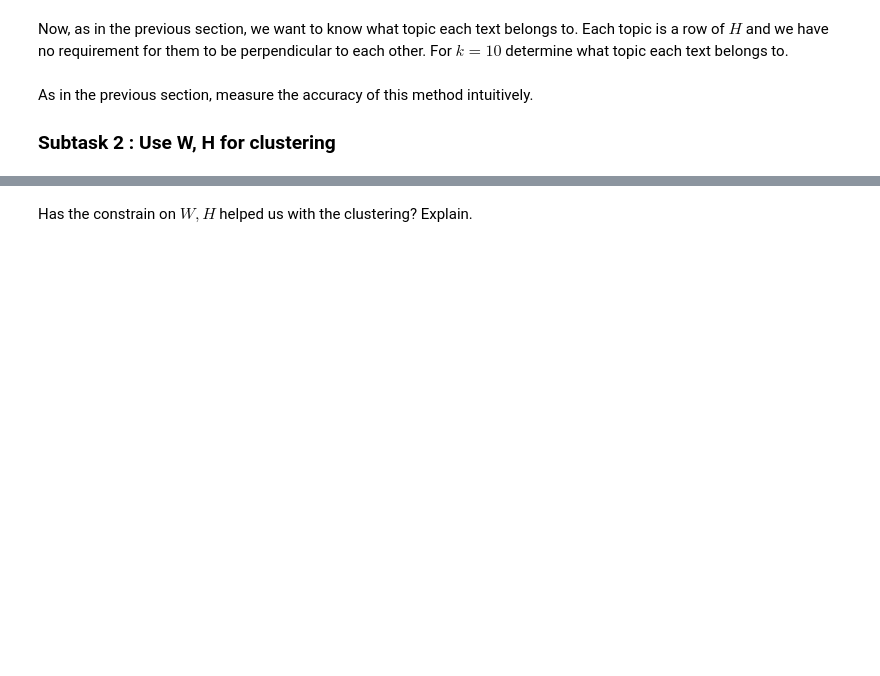
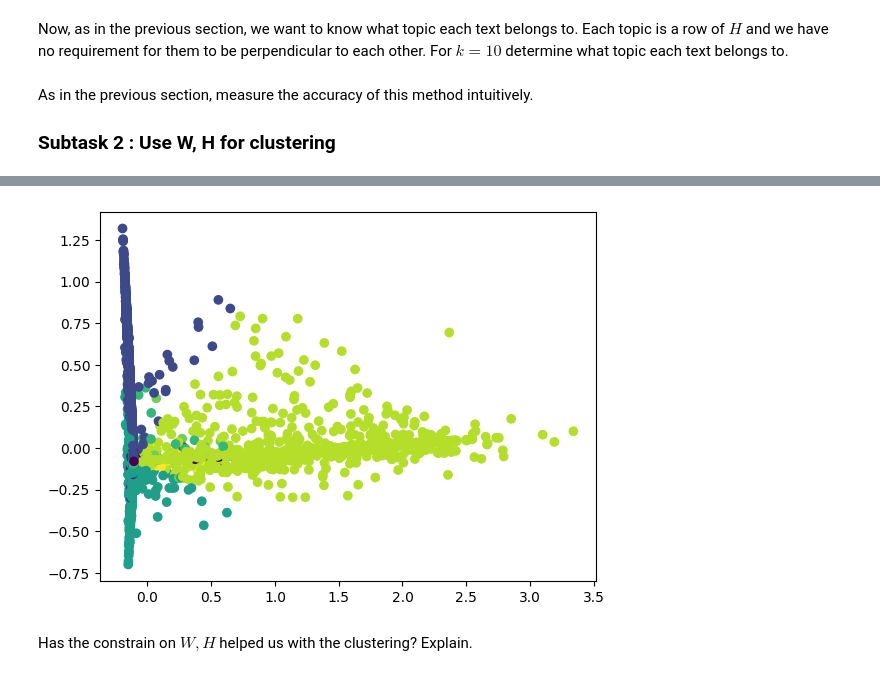
Before and after one commit to amirhossein-razlighi/Linear_Algebra_Project, a Jupyter notebook: 2.News_Analysis/JabrNews.ipynb, the cells around one changed output, grey strips where cells are left out. Drawn from its saved outputs; the diff is of its cells as text; code cells hidden in the pictures; blank space fills up the shorter version.

```diff
--- a/2.News_Analysis/JabrNews.ipynb
+++ b/2.News_Analysis/JabrNews.ipynb
@@ -199,3 +345,18 @@ Use the following algorithm to find such two matrices.
 Considering that the answer of $W$ and $H$ is not unique, it is necessary to set the norm of each row of $H$ equal to 1 in each step after the update and also apply a change in $W$ that the answer of their multiplication Does not change.
 
 ### Subtask 1 : Find W, H.
+# %%
+# First, create the matrix $W$ and $H$ with random positive elements.
+W = np.random.rand(number_of_files, len(labels))
+H = np.random.rand(len(labels), len(labels))
+
+# Next, repeat the following step max_iter times and save $H, W$ for which we have the least error.
+max_iter = 100
+for iter in range(max_iter):
+    H = H * (W.T @ X) / (W.T @ W @ H + 1e-9)
+    H = H / (np.linalg.norm(H, axis=0, keepdims=True) + 1e-9)
+    W = W * (X @ H.T) / (W @ H @ H.T + 1e-9)
+    W = W * np.linalg.norm(X) / (np.linalg.norm(W @ H) + 1e-9)
+
+error = np.linalg.norm(X - W @ H)
+print('Error: {}'.format(error))
@@ -205,3 +368,15 @@ Now, as in the previous section, we want to know what topic each text belongs to
     <br>
     As in the previous section, measure the accuracy of this method intuitively.
 ### Subtask 2 : Use W, H for clustering
+# %%
+# Now, as in the previous section, we want to know what topic each text belongs to. Each topic is a row of $H$ and we have no requirement for them to be perpendicular to each other. For $k=10$ determine what topic each text belongs to.
+k = 10
+Hk = H[:k, :]
+Wk = W[:, :k]
+
+labels_sub_3 = []
+for i in range(number_of_files):
+    print('Text {}:'.format(i))
+    arg_max_topic = np.argmax(Wk[i])
+    print('Most important topic: {}'.format(arg_max_topic))
+    labels_sub_3.append(arg_max_topic)
@@ -208,3 +401,14 @@ Now, as in the previous section, we want to know what topic each text belongs to
+# %%
+pca = PCA(n_components=2)
+X_2d = pca.fit_transform(Wk)
+
+colors = {label: idx for idx, label in enumerate(set(labels_sub_3))}
+label_colors = [colors[label] for label in labels_sub_3]
+
+plt.scatter(X_2d[:, 0], X_2d[:, 1], c=label_colors)
+plt.show()
+# %% [output]
+[figure, added]
 # %% [markdown]
 
 Has the constrain on $W, H$ helped us with the clustering? Explain.
```
Also changed, not shown: parts of 16 cells of this notebook.
